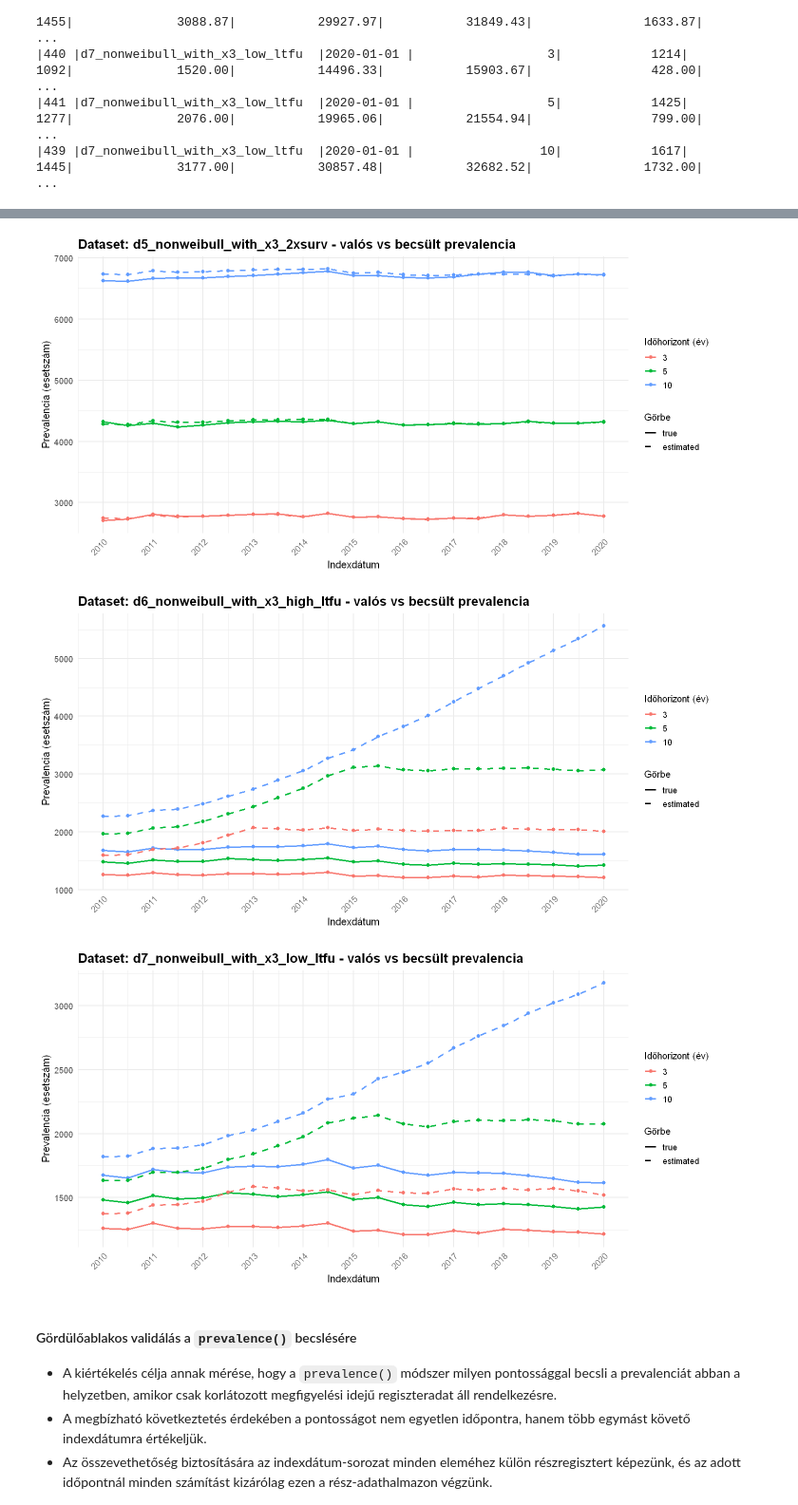
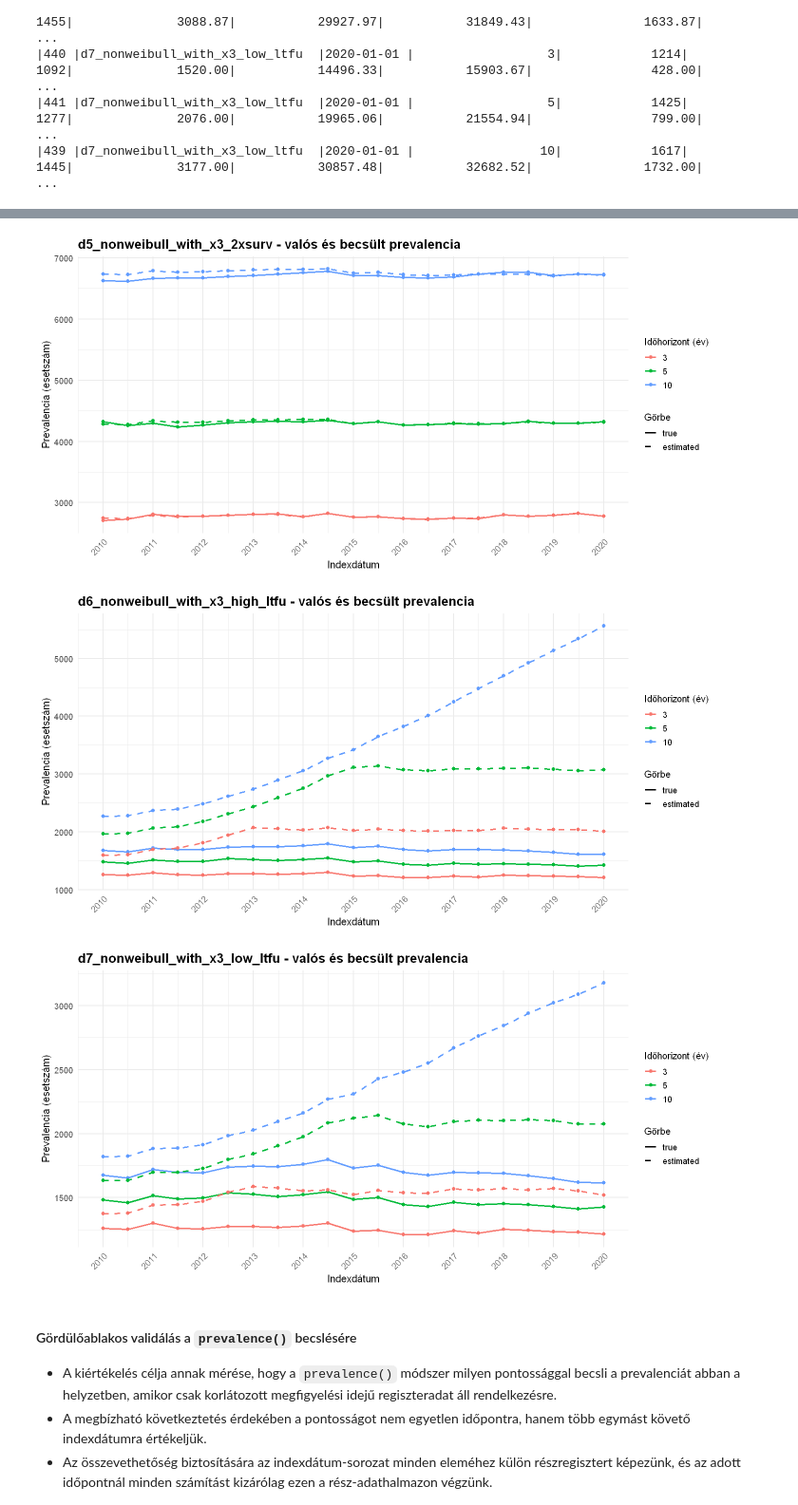
Before and after one commit to lrado1/rprev-ext, a Jupyter notebook: notebooks/performance-evaluation.ipynb, the cells around one changed output, grey strips where cells are left out. Shown at 95% size. Drawn from its saved outputs; the diff is of its cells as text; code cells hidden in the pictures.

Commit message:
Refine performance evaluation notebook

```diff
--- a/notebooks/performance-evaluation.ipynb
+++ b/notebooks/performance-evaluation.ipynb
@@ -352,0 +351,15 @@ df_eda <- df_eda_d1_weibull_no_x3
+# %%
+# Kimeneti mappa létrehozása
+csv_dir <- file.path(project_root, "notebooks", "synthetic_registry_csv")
+dir.create(csv_dir, showWarnings = FALSE)
+
+# Szcenáriónkénti CSV-k kiírása
+invisible(lapply(names(synthetic_registry_list), function(scn) {
+  write.csv(
+    synthetic_registry_list[[scn]],
+    file.path(csv_dir, paste0(scn, ".csv")),
+    row.names = FALSE
+  )
+}))
+
+names(synthetic_registry_list)
@@ -1530,8 +1526,8 @@ prevalence_comparison_tbl <- make_prevalence_summary_table(prevalence_summary_al
 # %%
-# Diagramok scenáriónként (x tengely: indexdátumok)
+# Indexdátumonkénti prevalencia-összevető ábrák scenáriónként
 plot_prevalence_lines_by_dataset <- function(summary_tbl) {
 
-  # Ábrázolási tábla összeállítása (valós + becsült görbék)
+  # Ábrázolási tábla összeállítása a valós és becsült görbékhez
   n <- nrow(summary_tbl)
   plot_df <- data.frame(
     scenario_id = rep(summary_tbl$scenario_id, 2),
@@ -1547,6 +1543,7 @@ plot_prevalence_lines_by_dataset <- function(summary_tbl) {
   out <- lapply(names(split_df), function(scn) {
     d <- split_df[[scn]]
 
+    # Egy scenárió valós és becsült prevalenciagörbéi
     p <- ggplot2::ggplot(
       d,
       ggplot2::aes(
@@ -1564,20 +1561,23 @@ plot_prevalence_lines_by_dataset <- function(summary_tbl) {
       notebook_theme(base_size = analysis_config$base_size$small) +
       ggplot2::theme(axis.text.x = ggplot2::element_text(size = analysis_config$text_size$axis_text, angle = 45, hjust = 1)) +
       ggplot2::labs(
-        title = paste0("Dataset: ", scn, " - valós vs becsült prevalencia"),
+        title = paste0(scn, " - valós és becsült prevalencia"),
         x = "Indexdátum",
         y = "Prevalencia (esetszám)",
         color = "Időhorizont (év)",
         linetype = "Görbe"
       )
 
+    # Ábra megjelenítése és eltárolása
     print(p)
     p
   })
 
+  # Ábrák visszaadása scenáriónévenként
   names(out) <- names(split_df)
   out
 }
 
+# Ábrák előállítása az összegző táblából
 prevalence_dataset_plots <- plot_prevalence_lines_by_dataset(prevalence_comparison_tbl)
 # %% [output]
@@ -1588,6 +1588,6 @@ prevalence_dataset_plots <- plot_prevalence_lines_by_dataset(prevalence_comparis
-[figure, old version]
+[figure, new version]
-[figure, old version]
+[figure, new version]
-[figure, old version]
+[figure, new version]
 # %% [markdown]
 #### Gördülőablakos validálás a `prevalence()` becslésére
 - A kiértékelés célja annak mérése, hogy a `prevalence()` módszer milyen pontossággal becsli a prevalenciát abban a helyzetben, amikor csak korlátozott megfigyelési idejű regiszteradat áll rendelkezésre.
```
Also changed, not shown: parts of 29 cells of this notebook.
